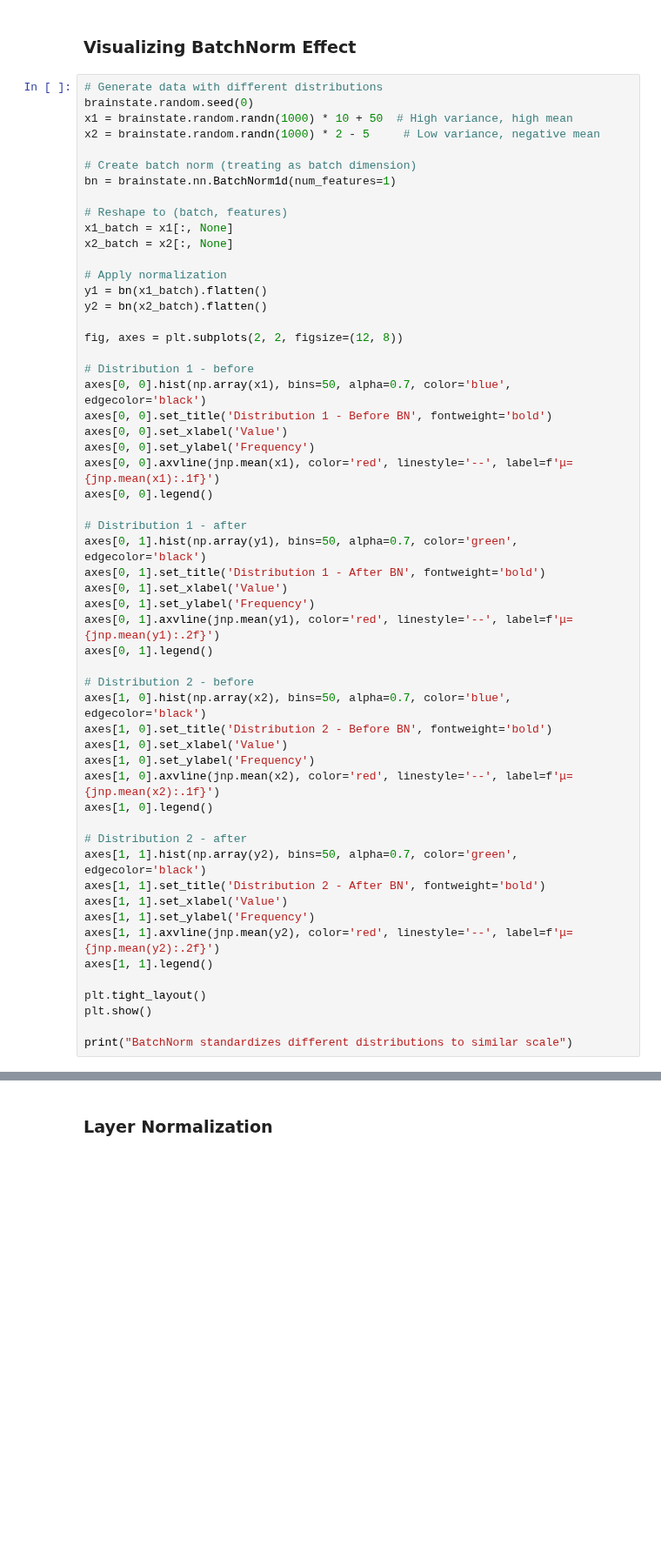
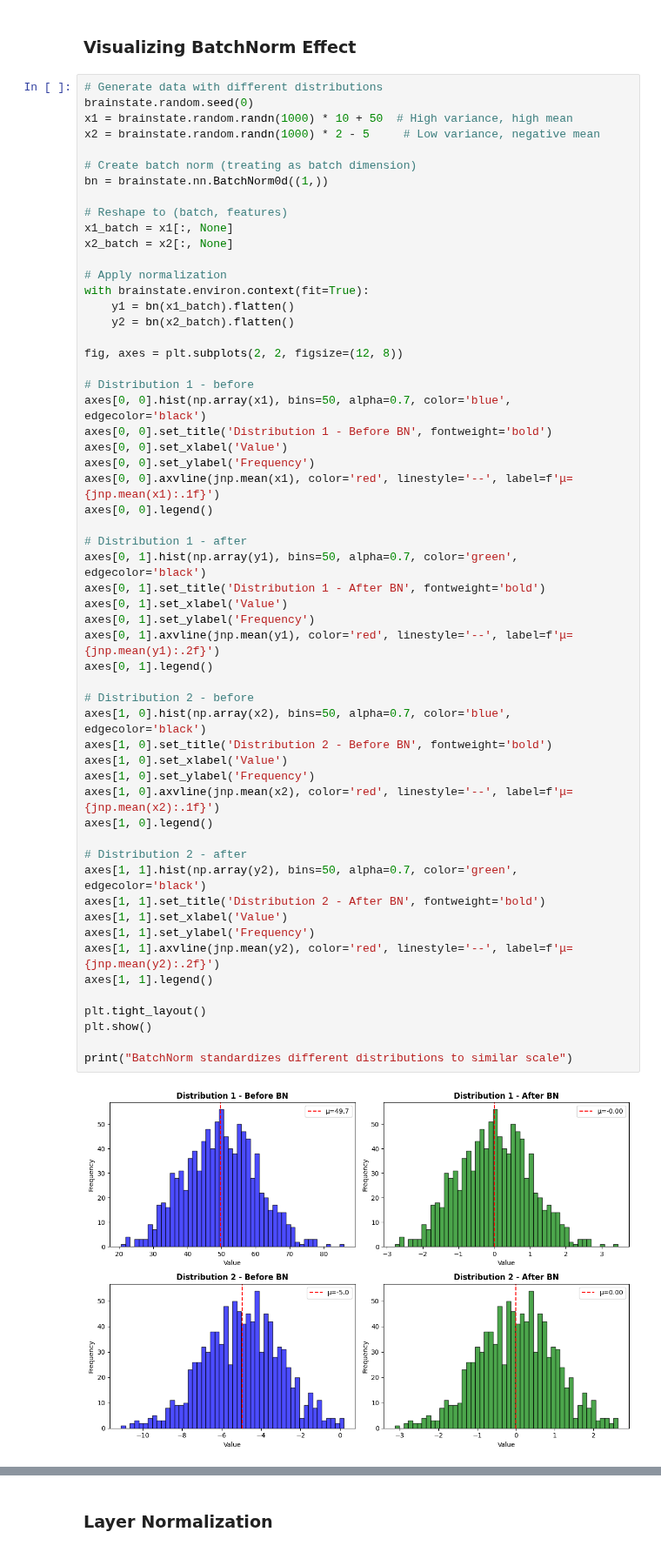
Before and after one commit to chaobrain/brainstate, a Jupyter notebook: docs/tutorials/neural_networks/03_activations_normalization.ipynb, the cells around one changed output, grey strips where cells are left out. Shown at 87% size. Saved outputs shown, nothing was run; the diff lists cells and outputs as text; blank space fills up the shorter version.

Commit message:
Refactor imports and parameter states to use brainstate module consistently across notebooks and normalization script

```diff
--- a/docs/tutorials/neural_networks/03_activations_normalization.ipynb
+++ b/docs/tutorials/neural_networks/03_activations_normalization.ipynb
@@ -274,15 +339,16 @@ x1 = brainstate.random.randn(1000) * 10 + 50  # High variance, high mean
 x2 = brainstate.random.randn(1000) * 2 - 5     # Low variance, negative mean
 
 # Create batch norm (treating as batch dimension)
-bn = brainstate.nn.BatchNorm1d(num_features=1)
+bn = brainstate.nn.BatchNorm0d((1,))
 
 # Reshape to (batch, features)
 x1_batch = x1[:, None]
 x2_batch = x2[:, None]
 
 # Apply normalization
-y1 = bn(x1_batch).flatten()
-y2 = bn(x2_batch).flatten()
+with brainstate.environ.context(fit=True):
+    y1 = bn(x1_batch).flatten()
+    y2 = bn(x2_batch).flatten()
 
 fig, axes = plt.subplots(2, 2, figsize=(12, 8))
 
@@ -295,30 +361,32 @@ axes[0, 0].axvline(jnp.mean(x1), color='red', linestyle='--', label=f'μ={jnp.me
 axes[0, 0].legend()
 
 # Distribution 1 - after
 axes[0, 1].hist(np.array(y1), bins=50, alpha=0.7, color='green', edgecolor='black')
 axes[0, 1].set_title('Distribution 1 - After BN', fontweight='bold')
 axes[0, 1].set_xlabel('Value')
 axes[0, 1].set_ylabel('Frequency')
 axes[0, 1].axvline(jnp.mean(y1), color='red', linestyle='--', label=f'μ={jnp.mean(y1):.2f}')
 axes[0, 1].legend()
 
 # Distribution 2 - before
 axes[1, 0].hist(np.array(x2), bins=50, alpha=0.7, color='blue', edgecolor='black')
 axes[1, 0].set_title('Distribution 2 - Before BN', fontweight='bold')
 axes[1, 0].set_xlabel('Value')
 axes[1, 0].set_ylabel('Frequency')
 axes[1, 0].axvline(jnp.mean(x2), color='red', linestyle='--', label=f'μ={jnp.mean(x2):.1f}')
 axes[1, 0].legend()
 
 # Distribution 2 - after
 axes[1, 1].hist(np.array(y2), bins=50, alpha=0.7, color='green', edgecolor='black')
 axes[1, 1].set_title('Distribution 2 - After BN', fontweight='bold')
 axes[1, 1].set_xlabel('Value')
 axes[1, 1].set_ylabel('Frequency')
 axes[1, 1].axvline(jnp.mean(y2), color='red', linestyle='--', label=f'μ={jnp.mean(y2):.2f}')
 axes[1, 1].legend()
 
 plt.tight_layout()
 plt.show()
 
 print("BatchNorm standardizes different distributions to similar scale")
+# %% [output]
+[figure, added]
```
Also changed, not shown: parts of 13 cells of this notebook, 7 other files.
